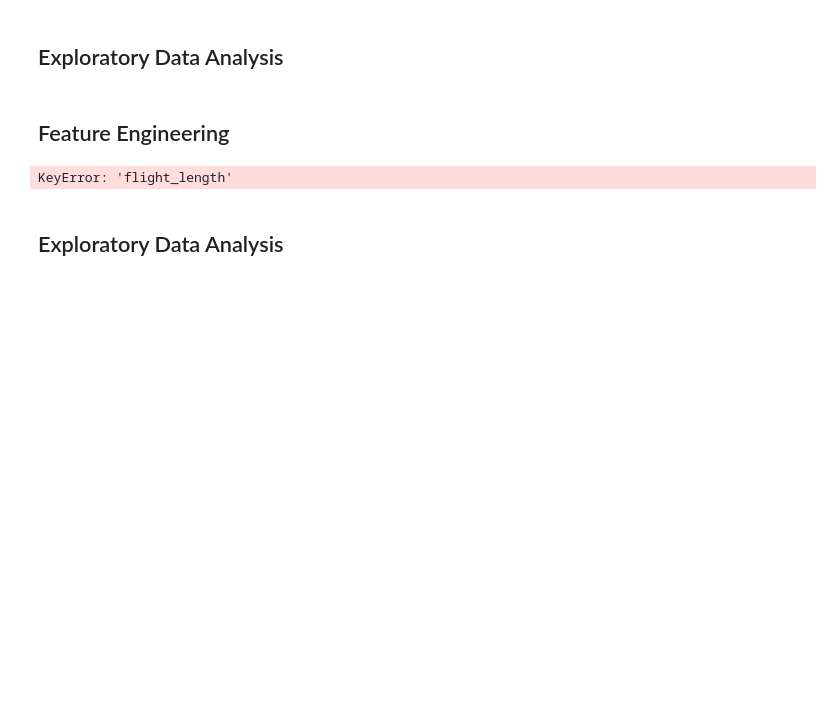
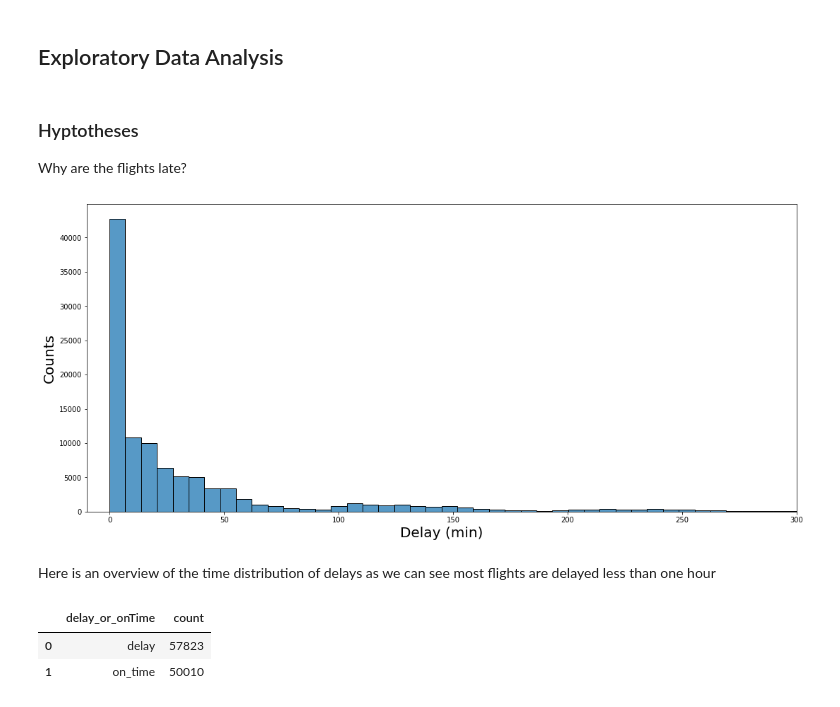
Before and after one commit to MalinSoetbeer/flight_delayed_challenge, a Jupyter notebook: flight_delayed_evo.ipynb, the cells around one changed output. Cells and saved outputs as stored; diff of their text form; code cells hidden in the pictures; blank space fills up the shorter version.

```diff
--- a/flight_delayed_evo.ipynb
+++ b/flight_delayed_evo.ipynb
@@ -75,22 +145,0 @@ from script_files.prepare_flight_data import *
-# %%
-# Loading the data in and Shape to fit
-airports = pd.DataFrame(airports).T.reset_index(drop=True)
-# test data
-train_df = pd.read_csv("data/Train.csv")
-# rename the columns
-train_df.columns=['id','flight_date','flight_number','departure_point','arrival_point','scheduled_time_departure','scheduled_time_arrival','flight_status','aircraft_code',"target"]
-# train data
-test_df = pd.read_csv("data/Test.csv")
-
-
-print("==="*40)
-print('\033[1m'+"Airport data"+ '\033[0m')
-display(airports.head())
-print()
-print("==="*40)
-print('\033[1m'+"Training data"+ '\033[0m')
-display(train_df.head())
-print()
-print("==="*40)
-print('\033[1m'+"Test data"+ '\033[0m')
-display(test_df.head())
@@ -230,0 +225,8 @@ on_time = train_df.query("target ")
+# %%
+# Berlin Schönefeld is referenced as SXF in the data, but only exists as BER in the airports data. Therefore we replace SXF with BER. from the prepare flights script
+train_df = fix_airport(train_df)
+test_df = fix_airport(test_df)
+# %%
+# Merge airportsdata function from the prepare flights script
+train_airport_df = merge_airports(train_df,airports)
+test_airport_df = merge_airports(test_df,airports)
@@ -230,0 +259,4 @@ on_time = train_df.query("target ")
+# %%
+# create all featrues for firstly more insights
+train_airport_df = create_feature(train_airport_df)
+train_airport_df = lat_lon_distance(train_airport_df)
@@ -239,9 +285,0 @@ arrival10.columns = ['arrival_point', 'Count']
-# %% [markdown]
-## Feature Engineering
-# %%
-# import from script files folder feature engineering script
-time_data(train_df)
-# create a column for flight length
-train_df["flight_length"] = train_df["flight_length"].apply(lambda x: x.total_seconds()/60)
-# %% [output]
-KeyError: 'flight_length'
@@ -250,2 +286,22 @@ airports
-# %% [markdown]
-## Exploratory Data Analysis
+# %% [markdown]
+### Hyptotheses
+Why are the flights late?
+# %%
+fig, ax = plt.subplots(figsize=(18,8))
+sns.histplot(train_airport_df.target, bins=500,edgecolor="black",
+             linewidth=1)
+plt.xlim(-10, 300)
+plt.xlabel("Delay (min)", fontsize=20)
+plt.ylabel("Counts", fontsize=20);
+# %% [output]
+[figure, added]
+# %% [markdown]
+Here is an overview of the time distribution of delays as we can see most flights are delayed less than one hour
+# %%
+on_time = train_airport_df.groupby(["delay_or_onTime"]).size().to_frame("count").reset_index()
+
+on_time
+# %% [output]
+|  | delay_or_onTime | count |
+| 0 | delay | 57823 |
+| 1 | on_time | 50010 |
```
Also changed, not shown: parts of 42 cells of this notebook, 2 other files.
